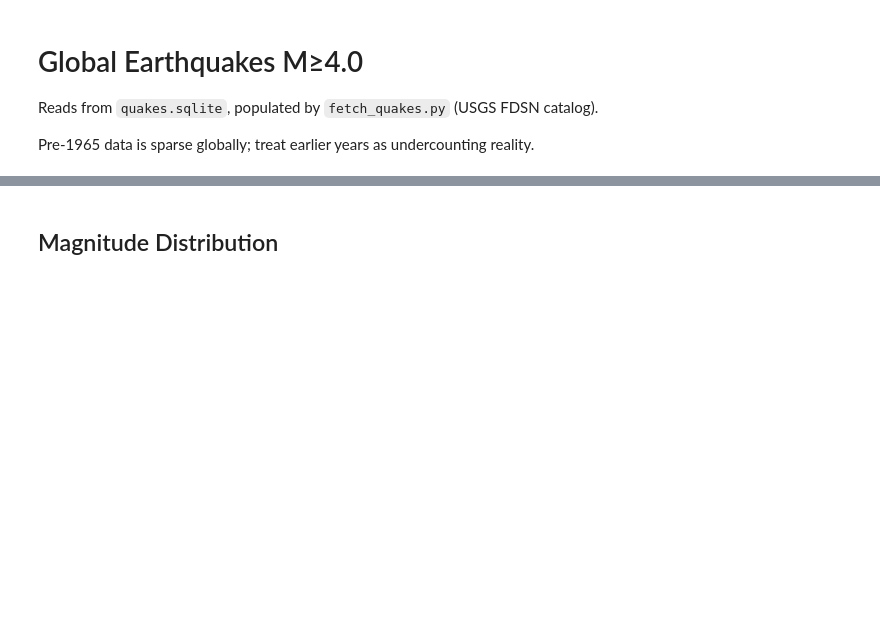
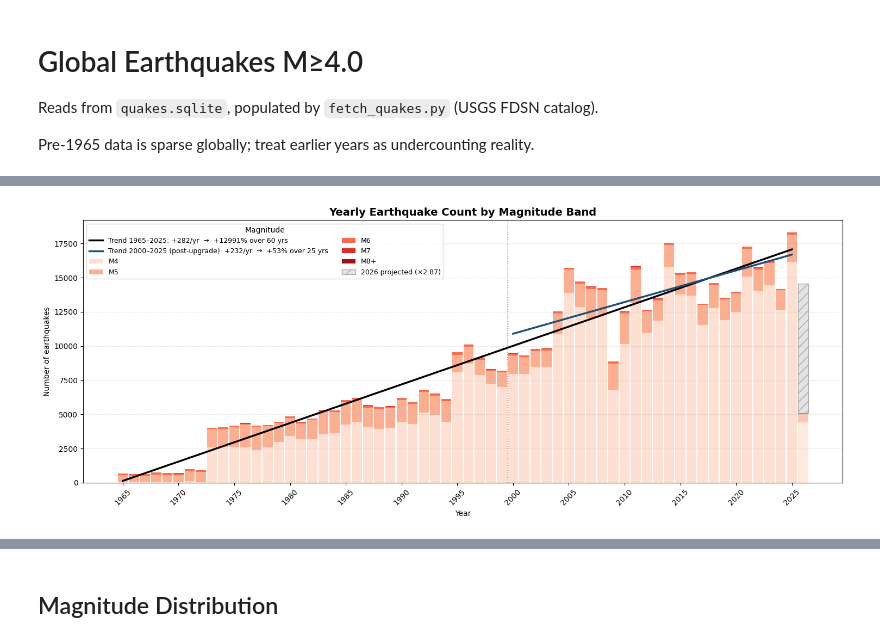
Before and after one commit to Biblejustin/earthquakes, a Jupyter notebook: earthquakes.ipynb, the cells around one changed output, grey strips where cells are left out. Cells and saved outputs as stored; diff of their text form; code cells hidden in the pictures; blank space fills up the shorter version.

```diff
--- a/earthquakes.ipynb
+++ b/earthquakes.ipynb
@@ -91,0 +87,81 @@ plt.show()
+# %%
+bands = [(4, 5, 'M4'), (5, 6, 'M5'), (6, 7, 'M6'), (7, 8, 'M7'), (8, 11, 'M8+')]
+band_colors = ['#fee0d2', '#fcae91', '#fb6a4a', '#de2d26', '#a50f15']
+
+by_year = pd.DataFrame({'year': sorted(df['year'].unique())}).set_index('year')
+for lo, hi, label in bands:
+    sel = df[(df['mag'] >= lo) & (df['mag'] < hi)]
+    by_year[label] = sel.groupby('year').size()
+by_year = by_year.fillna(0).astype(int)
+
+complete_years = by_year.loc[by_year.index < current_year]
+partial_row = by_year.loc[[current_year]] if current_year in by_year.index else None
+
+fig, ax = plt.subplots(figsize=(15, 6))
+year_to_x = {y: i for i, y in enumerate(by_year.index)}
+
+# Stacked bars — complete years
+bottom = np.zeros(len(complete_years))
+for (lo, hi, label), color in zip(bands, band_colors):
+    vals = complete_years[label].to_numpy()
+    ax.bar([year_to_x[y] for y in complete_years.index], vals, bottom=bottom,
+           color=color, width=0.9, label=label)
+    bottom += vals
+
+# Partial current year — actual + annualized projection
+if partial_row is not None and year_fraction > 0:
+    px = year_to_x[current_year]
+    actual_total = int(partial_row.sum(axis=1).iloc[0])
+    projected_total = actual_total / year_fraction
+    bottom_p = 0.0
+    for (lo, hi, label), color in zip(bands, band_colors):
+        v = int(partial_row[label].iloc[0])
+        ax.bar(px, v, bottom=bottom_p, color=color, width=0.9, alpha=0.7)
+        bottom_p += v
+    ax.bar(px, projected_total - actual_total, bottom=actual_total, color='lightgrey',
+           width=0.9, alpha=0.6, hatch='//', edgecolor='grey',
+           label=f'{current_year} projected (×{1/year_fraction:.2f})')
+
+# Trend 1: full complete-year span
+totals = complete_years.sum(axis=1).to_numpy()
+yrs_arr = complete_years.index.to_numpy()
+slope_all, intercept_all = np.polyfit(yrs_arr, totals, 1)
+trend_all = slope_all * yrs_arr + intercept_all
+n_yrs_all = yrs_arr[-1] - yrs_arr[0]
+pct_all = (trend_all[-1] - trend_all[0]) / trend_all[0] * 100
+ax.plot([year_to_x[y] for y in yrs_arr], trend_all, color='black', linewidth=2.5,
+        label=(f'Trend {yrs_arr[0]}–{yrs_arr[-1]}: '
+               f'+{slope_all:.0f}/yr  →  +{pct_all:.0f}% over {n_yrs_all} yrs'))
+
+# Trend 2: post-network-upgrade era only
+modern = complete_years.loc[complete_years.index >= NETWORK_UPGRADE_YEAR]
+if len(modern) >= 5:
+    m_yrs = modern.index.to_numpy()
+    m_totals = modern.sum(axis=1).to_numpy()
+    slope_m, intercept_m = np.polyfit(m_yrs, m_totals, 1)
+    trend_m = slope_m * m_yrs + intercept_m
+    n_yrs_m = m_yrs[-1] - m_yrs[0]
+    pct_m = (trend_m[-1] - trend_m[0]) / trend_m[0] * 100
+    ax.plot([year_to_x[y] for y in m_yrs], trend_m, color='#1f4e79',
+            linewidth=2.5, linestyle='-',
+            label=(f'Trend {m_yrs[0]}–{m_yrs[-1]} (post-upgrade): '
+                   f'{slope_m:+.0f}/yr  →  {pct_m:+.0f}% over {n_yrs_m} yrs'))
+
+# Mark the upgrade year
+if NETWORK_UPGRADE_YEAR in year_to_x:
+    ax.axvline(year_to_x[NETWORK_UPGRADE_YEAR] - 0.5, color='#1f4e79',
+               linestyle=':', linewidth=1.2, alpha=0.6)
+
+ax.set_xlabel('Year')
+ax.set_ylabel('Number of earthquakes')
+ax.set_title('Yearly Earthquake Count by Magnitude Band',
+             fontsize=14, fontweight='bold')
+ax.legend(title='Magnitude', loc='upper left', ncol=2, fontsize=9)
+ax.grid(True, axis='y', alpha=0.3, linestyle='--')
+xpos = np.arange(len(by_year))
+ax.set_xticks(xpos[::5])
+ax.set_xticklabels(by_year.index[::5], rotation=45)
+plt.tight_layout()
+plt.show()
+# %% [output]
+[figure, added]
```
Also changed, not shown: parts of 8 cells of this notebook.
